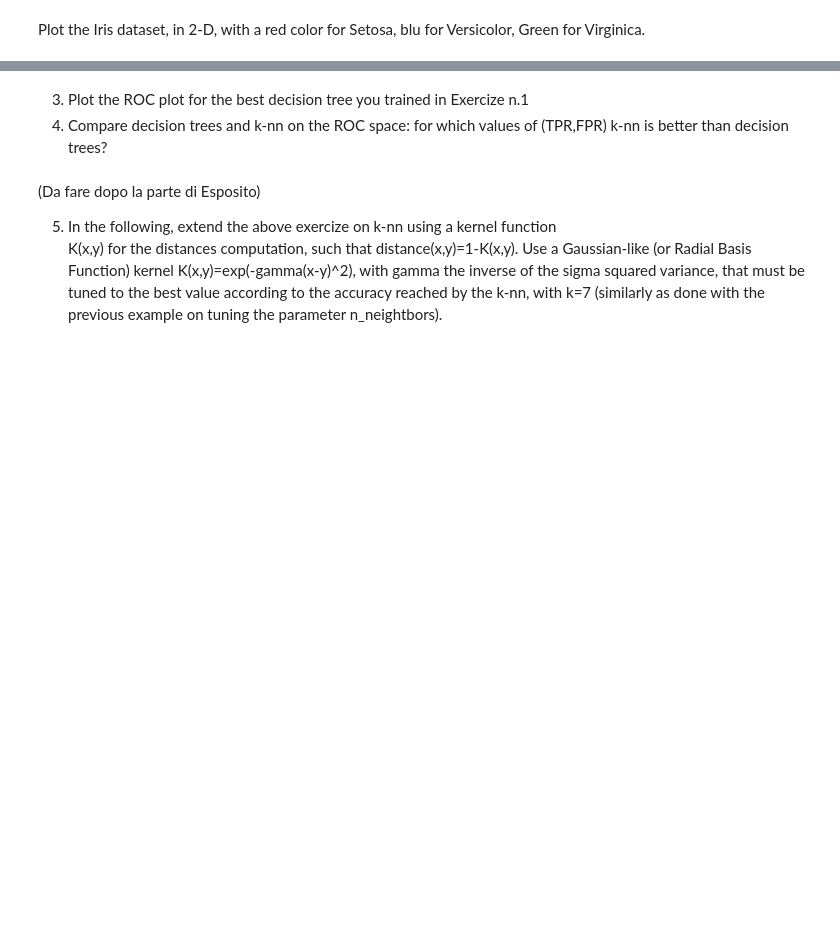
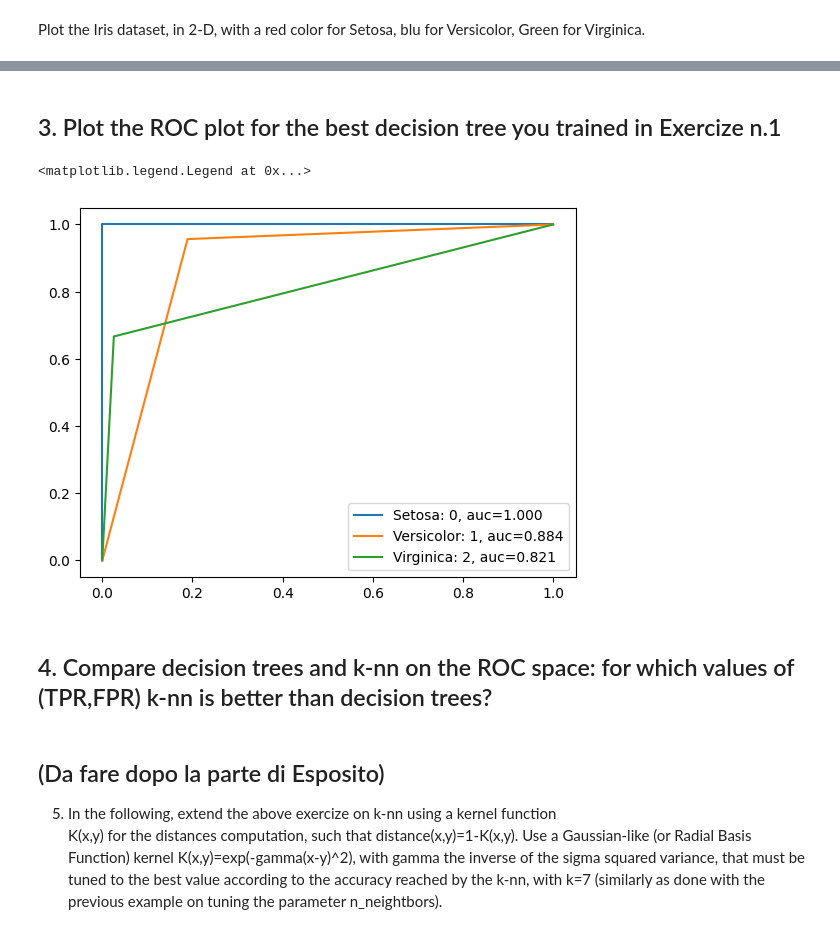
Before and after one commit to lorenzobotto/eserciziAaut, a Jupyter notebook: Meo/22-23/classification_iris_knn_aa_21_22.ipynb, the cells around one changed output, grey strips where cells are left out. Drawn from its saved outputs; the diff is of its cells as text; code cells hidden in the pictures; blank space fills up the shorter version.

```diff
--- a/Meo/22-23/classification_iris_knn_aa_21_22.ipynb
+++ b/Meo/22-23/classification_iris_knn_aa_21_22.ipynb
@@ -276,8 +433,48 @@ plt.plot(fpr,tpr,label="Versicolor")
+# %% [markdown]
+## 3. Plot the ROC plot for the best decision tree you trained in Exercize n.1
+# %%
+from sklearn.datasets import load_iris
+from sklearn.model_selection import cross_val_score # will be used to separate training and test
+from sklearn import metrics
+import numpy as np
+import matplotlib.pyplot as plt
+
+iris = load_iris()
+clf = tree.DecisionTreeClassifier(criterion="entropy",random_state=300,min_samples_leaf=5,max_leaf_nodes=3,min_impurity_decrease=0.2,max_depth=2,class_weight={0:1,1:1,2:1})
+
+clf = clf.fit(X_train, y_train)
+
+predicted_y_test = clf.predict(X_test)
+
+plt.figure(0).clf()
+
+fpr,tpr,thereholds = metrics.roc_curve(y_test==0, predicted_y_test==0) #se cambio il valore cambio la classe 0,1,2
+
+auc = metrics.roc_auc_score(y_test==0, predicted_y_test==0)
+plt.plot(fpr,tpr,label="Setosa: 0, auc=%.3f" % float(auc))
+
+fpr,tpr,thereholds = metrics.roc_curve(y_test==1, predicted_y_test==1) #se cambio il valore cambio la classe 0,1,2
+
+auc = metrics.roc_auc_score(y_test==1, predicted_y_test==1)
+plt.plot(fpr,tpr,label="Versicolor: 1, auc=%.3f" % float(auc))
+
+fpr,tpr,thereholds = metrics.roc_curve(y_test==2, predicted_y_test==2) #se cambio il valore cambio la classe 0,1,2
+
+auc = metrics.roc_auc_score(y_test==2, predicted_y_test==2)
+plt.plot(fpr,tpr,label="Virginica: 2, auc=%.3f" % float(auc))
+
+plt.legend(loc=0)
+
+# Non viene commesso nessun errore su Setosa e di conseguenza la curva arriva al roc heaven e poi va tutta a destra
+# Viene commesso un errore su Versicolor in quanto un esempio di tale classe viene predetto con un'altra classe
+# Viene commesso un errore su Virginica perchè prevede come positivo (in realtà è un FP) un esempio che è Versicolor
+# %% [output]
+<matplotlib.legend.Legend at 0x...>
+[figure, added]
 # %% [markdown]
-3. Plot the ROC plot for the best decision tree you trained in Exercize n.1
-4. Compare decision trees and k-nn on the ROC space: for which values of (TPR,FPR) k-nn is better than decision trees?
+## 4. Compare decision trees and k-nn on the ROC space: for which values of (TPR,FPR) k-nn is better than decision trees?
 # %% [markdown]
-(Da fare dopo la parte di Esposito)
+## (Da fare dopo la parte di Esposito)
 
 5. In the following, extend the above exercize on k-nn using a kernel function
 K(x,y) for the distances computation, such that distance(x,y)=1-K(x,y).    Use a Gaussian-like (or Radial Basis Function) kernel K(x,y)=exp(-gamma(x-y)^2), with gamma the inverse of the sigma squared variance, that must be tuned to the best value according to the accuracy reached by the k-nn, with k=7 (similarly as done with the previous example on tuning the parameter n_neightbors).
```
Also changed, not shown: parts of 13 cells of this notebook, 4 other files.
